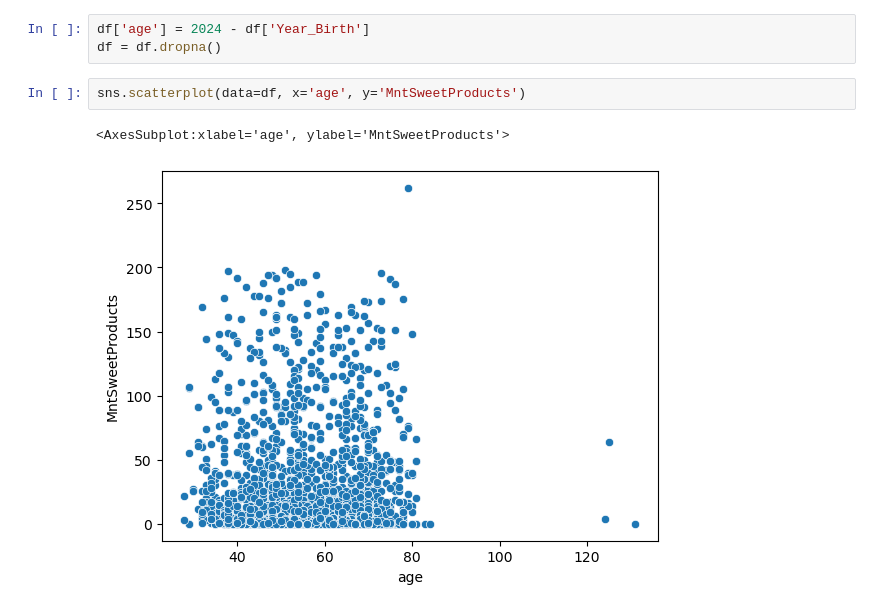
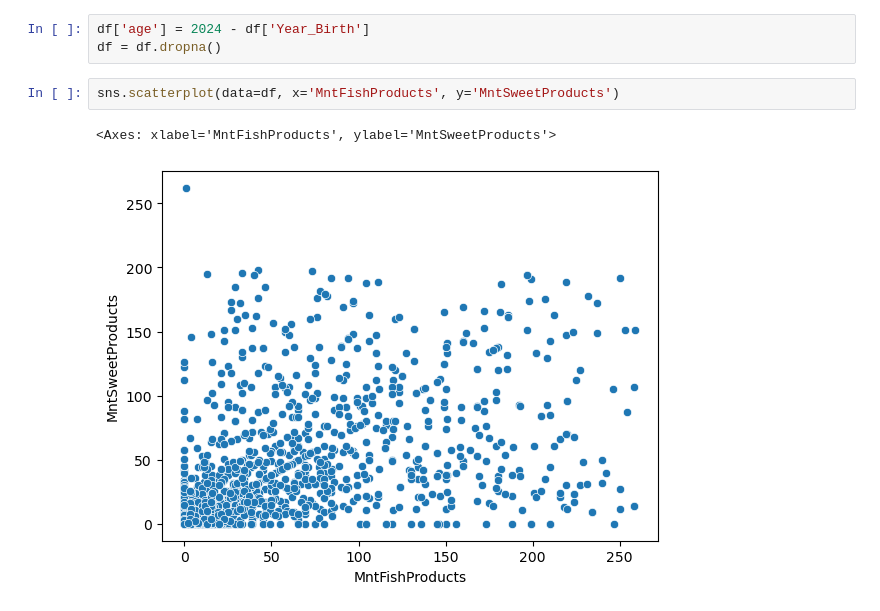
Before and after one commit to ZachMajernik/DataScience2, a Jupyter notebook: Launch&ExitTickets/ExitTicket_2-28.ipynb, the cells around one changed output. Saved outputs shown, nothing was run; the diff lists cells and outputs as text.

```diff
--- a/Launch&ExitTickets/ExitTicket_2-28.ipynb
+++ b/Launch&ExitTickets/ExitTicket_2-28.ipynb
@@ -23,8 +25,8 @@ df.head()
 df['age'] = 2024 - df['Year_Birth']
 df = df.dropna()
 # %%
-sns.scatterplot(data=df, x='age', y='MntSweetProducts')
+sns.scatterplot(data=df, x='MntFishProducts', y='MntSweetProducts')
 # %% [output]
-<AxesSubplot:xlabel='age', ylabel='MntSweetProducts'>
+<Axes: xlabel='MntFishProducts', ylabel='MntSweetProducts'>
-[figure, old version]
+[figure, new version]
 # %%
```
Also changed, not shown: parts of 4 cells of this notebook.
